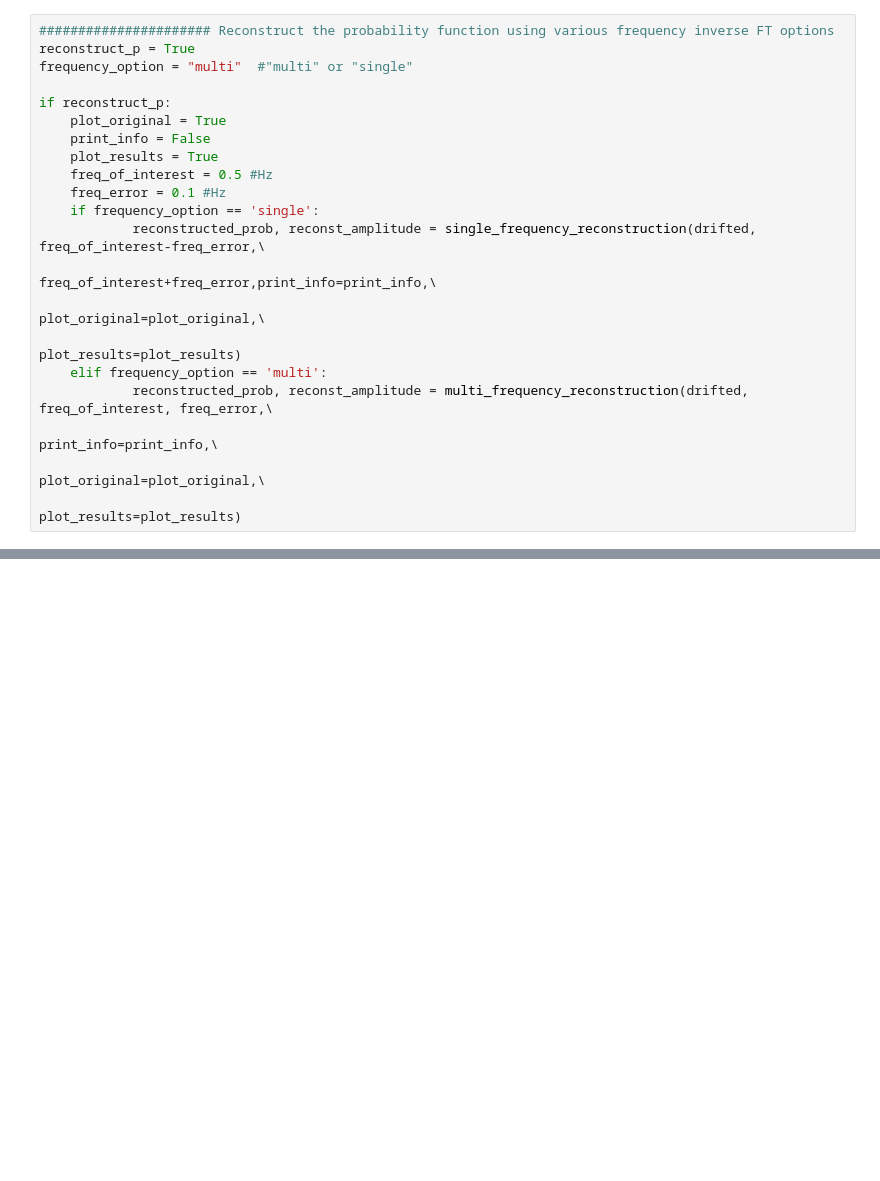
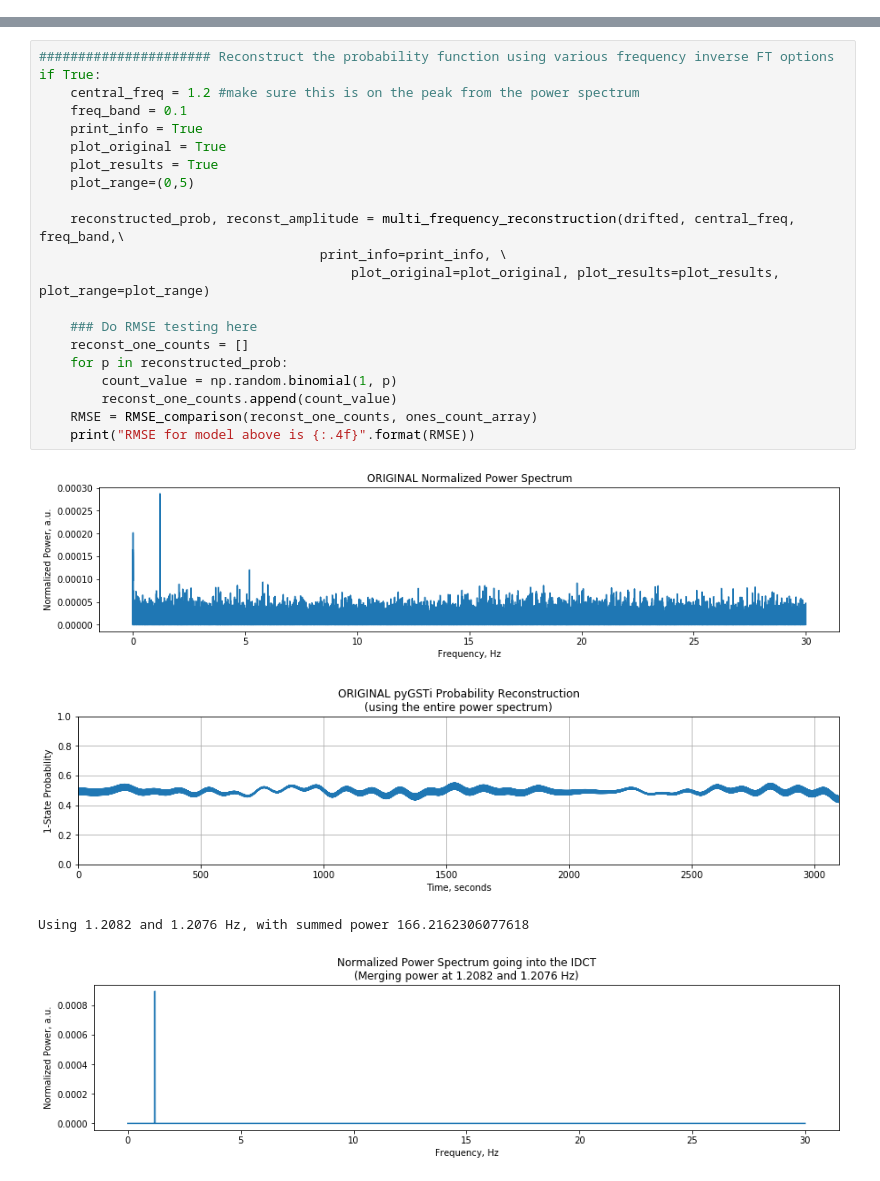
Before and after one commit to garretts-hub/GST_Work, a Jupyter notebook: Drift Analysis with Real Data.ipynb, the cells around one changed output, grey strips where cells are left out. Drawn from its saved outputs; the diff is of its cells as text; blank space fills up the shorter version.

```diff
--- a/Drift Analysis with Real Data.ipynb
+++ b/Drift Analysis with Real Data.ipynb
@@ -81,22 +81 @@ Total time of Data Collection: 5233.3 s
 Highest frequency tested is 30.000 Hz
-# %%
-###################### Reconstruct the probability function using various frequency inverse FT options
-reconstruct_p = True
-frequency_option = "multi"  #"multi" or "single"
-
-if reconstruct_p:
-    plot_original = True
-    print_info = False
-    plot_results = True
-    freq_of_interest = 0.5 #Hz
-    freq_error = 0.1 #Hz
-    if frequency_option == 'single':
-            reconstructed_prob, reconst_amplitude = single_frequency_reconstruction(drifted, freq_of_interest-freq_error,\
-                                                                                    freq_of_interest+freq_error,print_info=print_info,\
-                                                                                    plot_original=plot_original,\
-                                                                                    plot_results=plot_results)
-    elif frequency_option == 'multi':
-            reconstructed_prob, reconst_amplitude = multi_frequency_reconstruction(drifted, freq_of_interest, freq_error,\
-                                                                                    print_info=print_info,\
-                                                                                    plot_original=plot_original,\
-                                                                                    plot_results=plot_results)
@@ -275,0 +105,26 @@ plt.show()'''
+# %%
+###################### Reconstruct the probability function using various frequency inverse FT options
+if True:
+    central_freq = 1.2 #make sure this is on the peak from the power spectrum
+    freq_band = 0.1
+    print_info = True
+    plot_original = True
+    plot_results = True
+    plot_range=(0,5)
+
+    reconstructed_prob, reconst_amplitude = multi_frequency_reconstruction(drifted, central_freq, freq_band,\
+                                    print_info=print_info, \
+                                        plot_original=plot_original, plot_results=plot_results, plot_range=plot_range)
+
+    ### Do RMSE testing here
+    reconst_one_counts = []
+    for p in reconstructed_prob:
+        count_value = np.random.binomial(1, p)
+        reconst_one_counts.append(count_value)
+    RMSE = RMSE_comparison(reconst_one_counts, ones_count_array)
+    print("RMSE for model above is {:.4f}".format(RMSE))
+# %% [output]
+[figure, added]
+[figure, added]
+Using 1.2082 and 1.2076 Hz, with summed power 166.2162306077618
+[figure, added]
```
Also changed, not shown: parts of 9 cells of this notebook, 4 other files.
